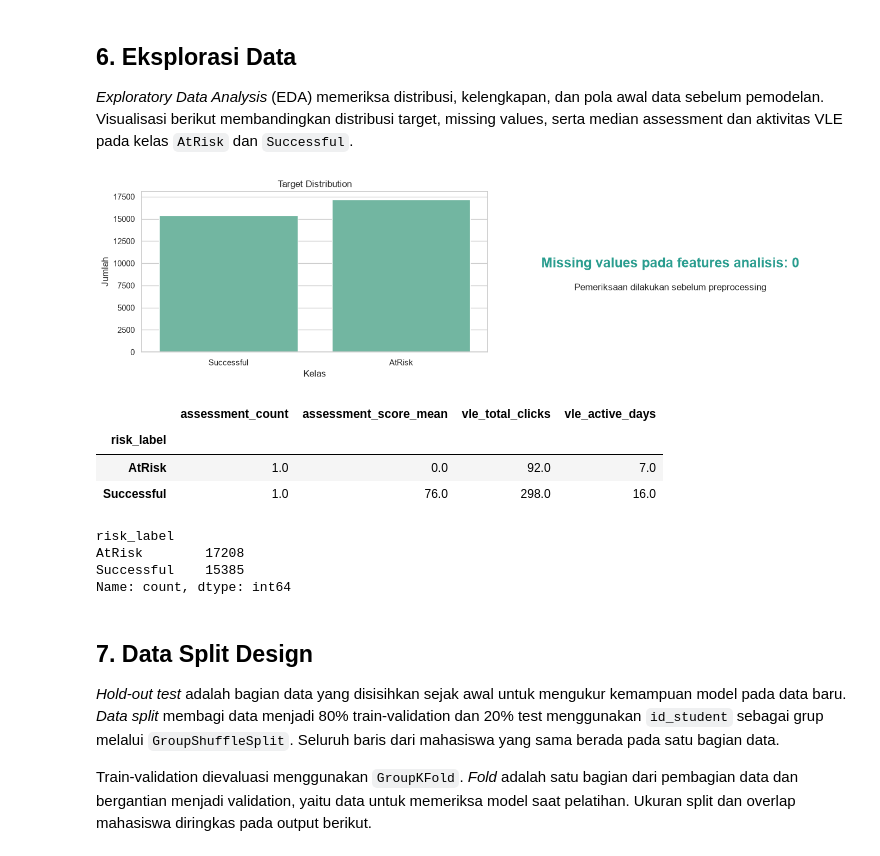
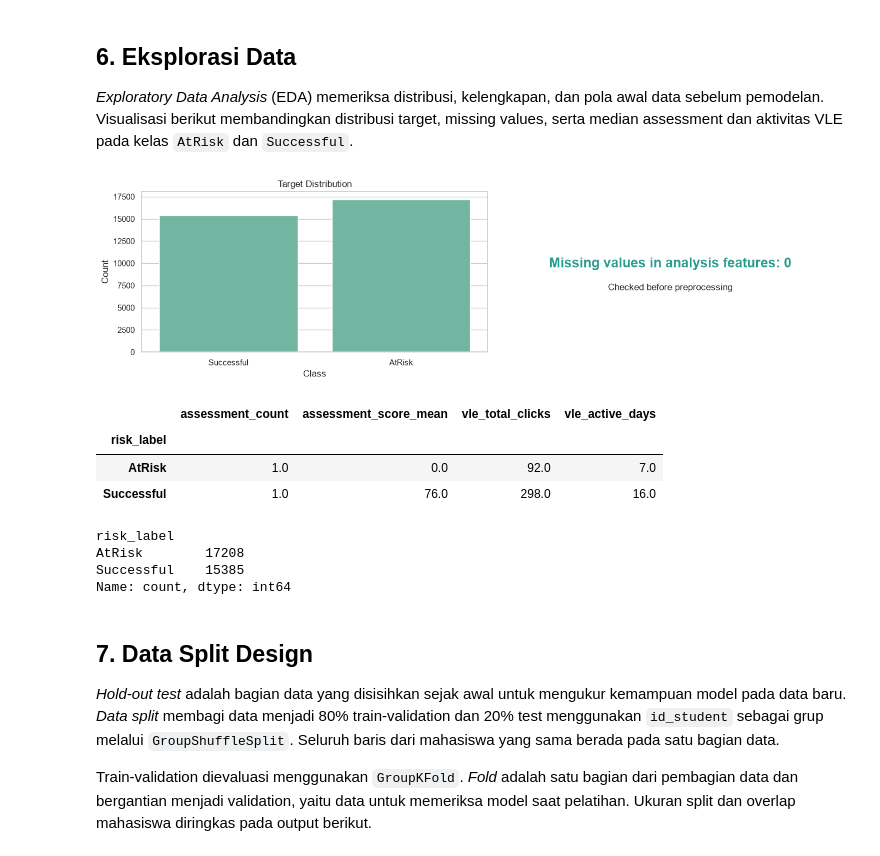
Before and after one commit to riskihajar/data-viz-bi, a Jupyter notebook: notebooks/oulad_early_warning_dvbi_colab.ipynb, the cells around one changed output. Saved outputs shown, nothing was run; the diff lists cells and outputs as text; code cells hidden in the pictures.

Commit message:
docs(article): unify figures from notebook output

```diff
--- a/notebooks/oulad_early_warning_dvbi_colab.ipynb
+++ b/notebooks/oulad_early_warning_dvbi_colab.ipynb
@@ -335,32 +335,32 @@ Numerical features: ['num_of_prev_attempts', 'studied_credits', 'date_registrati
 # %%
 # Hitung missing value, distribusi target, dan median perilaku awal per kelas.
 missing_summary = dataset[FEATURE_COLS].isna().sum().sort_values(ascending=False)
 class_counts = dataset['risk_label'].value_counts()
 behavior_by_class = dataset.groupby('risk_label')[
     ['assessment_count', 'assessment_score_mean', 'vle_total_clicks', 'vle_active_days']
 ].median().round(2)
 
 # Tampilkan distribusi kelas dan kondisi missing value sebagai ringkasan EDA awal.
 fig, axes = plt.subplots(1, 2, figsize=(14, 4))
 sns.countplot(data=dataset, x='risk_label', order=['Successful', 'AtRisk'], ax=axes[0])
 axes[0].set_title('Target Distribution')
-axes[0].set_xlabel('Kelas'); axes[0].set_ylabel('Jumlah')
+axes[0].set_xlabel('Class'); axes[0].set_ylabel('Count')
 missing_nonzero = missing_summary[missing_summary > 0]
 if missing_nonzero.empty:
-    axes[1].text(0.5, 0.55, 'Missing values pada features analisis: 0', ha='center', va='center',
+    axes[1].text(0.5, 0.55, 'Missing values in analysis features: 0', ha='center', va='center',
                  fontsize=18, fontweight='bold', color='#2A9D8F')
-    axes[1].text(0.5, 0.40, 'Pemeriksaan dilakukan sebelum preprocessing', ha='center', va='center')
+    axes[1].text(0.5, 0.40, 'Checked before preprocessing', ha='center', va='center')
     axes[1].set_axis_off()
 else:
     missing_nonzero.plot(kind='bar', ax=axes[1], color='#E9C46A')
     axes[1].set_title('Missing Values by Feature')
-    axes[1].set_xlabel('Fitur'); axes[1].set_ylabel('Jumlah')
+    axes[1].set_xlabel('Feature'); axes[1].set_ylabel('Count')
 plt.tight_layout(); plt.show()
 # Tabel median membantu membandingkan perilaku minggu ke-4 antara kelas risiko.
 display(behavior_by_class)
 print(class_counts)
 # %% [output]
-[figure, old version]
+[figure, new version]
 |  | assessment_count | assessment_score_mean | vle_total_clicks | vle_active_days |
 | risk_label |  |  |  |  |
 | AtRisk | 1.0 | 0.0 | 92.0 | 7.0 |
```
Also changed, not shown: parts of 3 cells of this notebook, 21 other files.
